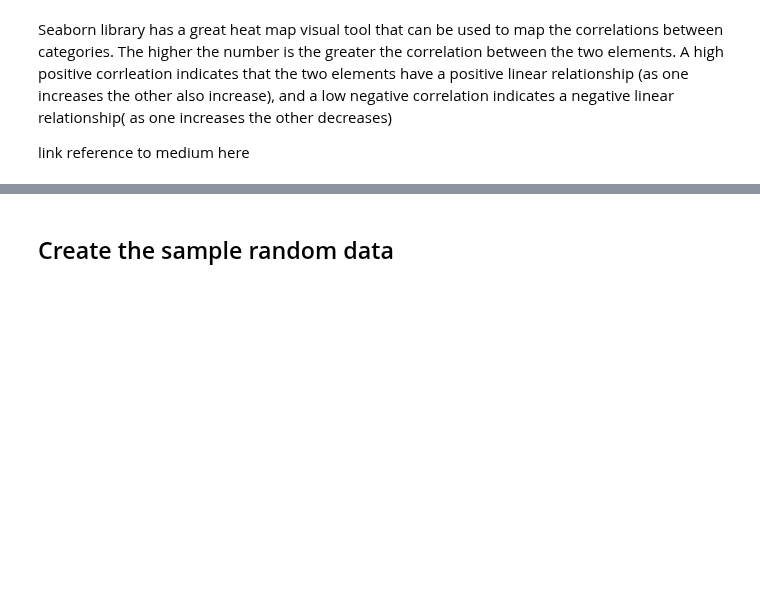
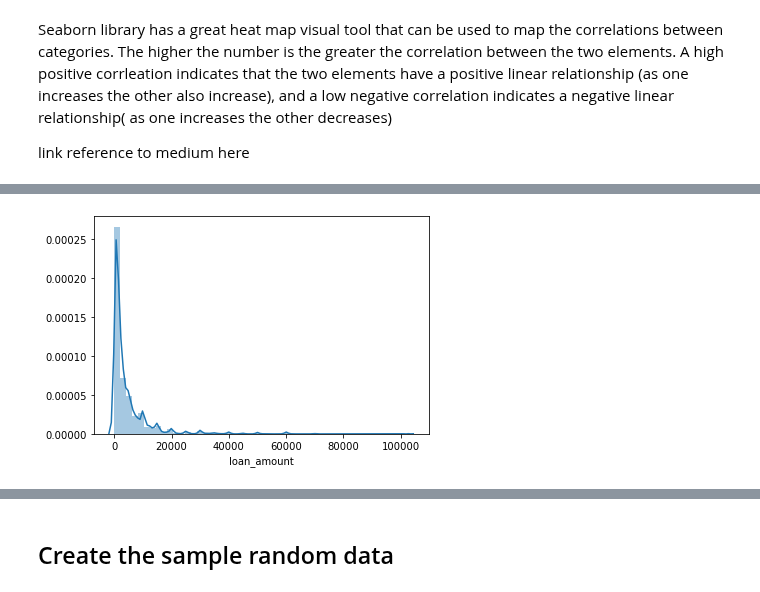
Before and after one commit to brendantipp/sem2_prog_data_analysis_project, a Jupyter notebook: product_analysis.ipynb, the cells around one changed output, grey strips where cells are left out. Drawn from its saved outputs; the diff is of its cells as text; code cells hidden in the pictures; blank space fills up the shorter version.

```diff
--- a/product_analysis.ipynb
+++ b/product_analysis.ipynb
@@ -205,7 +256,9 @@ df.Age.describe()
 # %%
 #df.Age.plot(kind='kde');
 #df.groupby('Gender').Age.plot(kind='kde')
 #df.Age.plot(kind='kde')
 #Loan Amount = df["Loan Amount"]
-sns.distplot(df["Loan Amount"]);
+sns.distplot(df["loan_amount"]);
+# %% [output]
+[figure, added]
 # %%
```
Also changed, not shown: parts of 18 cells of this notebook.
